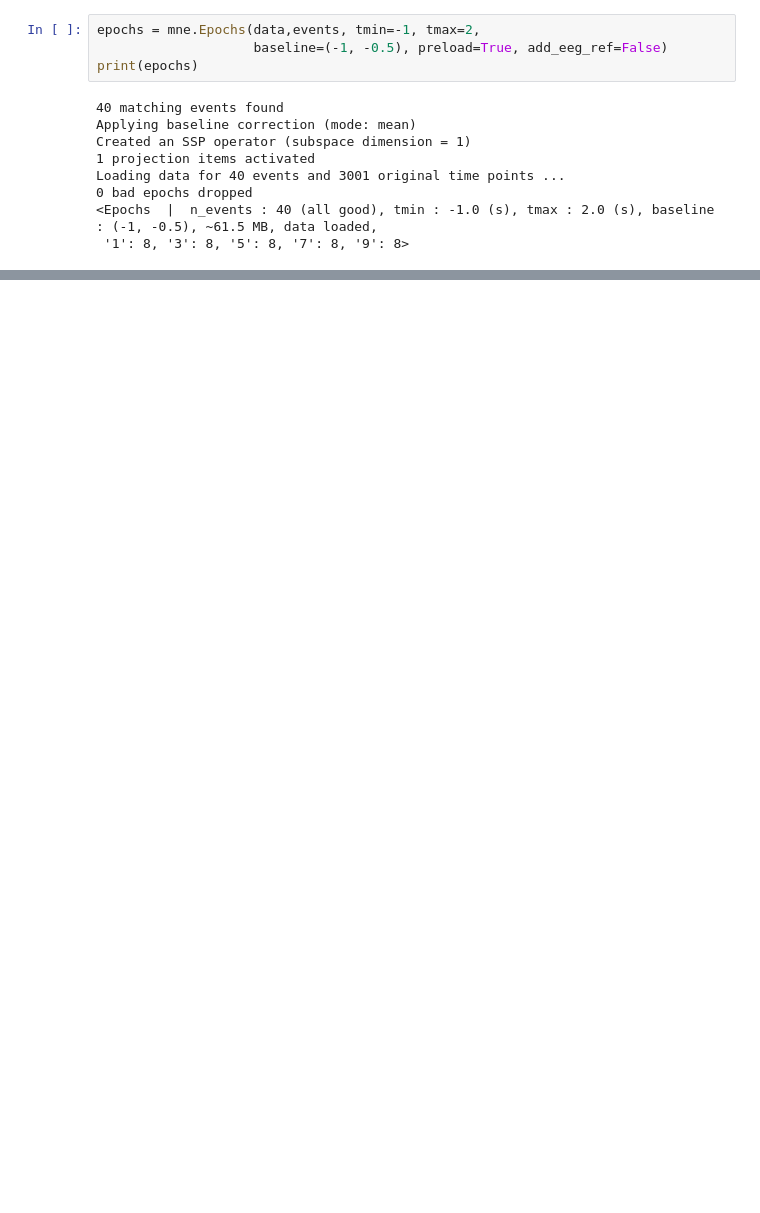
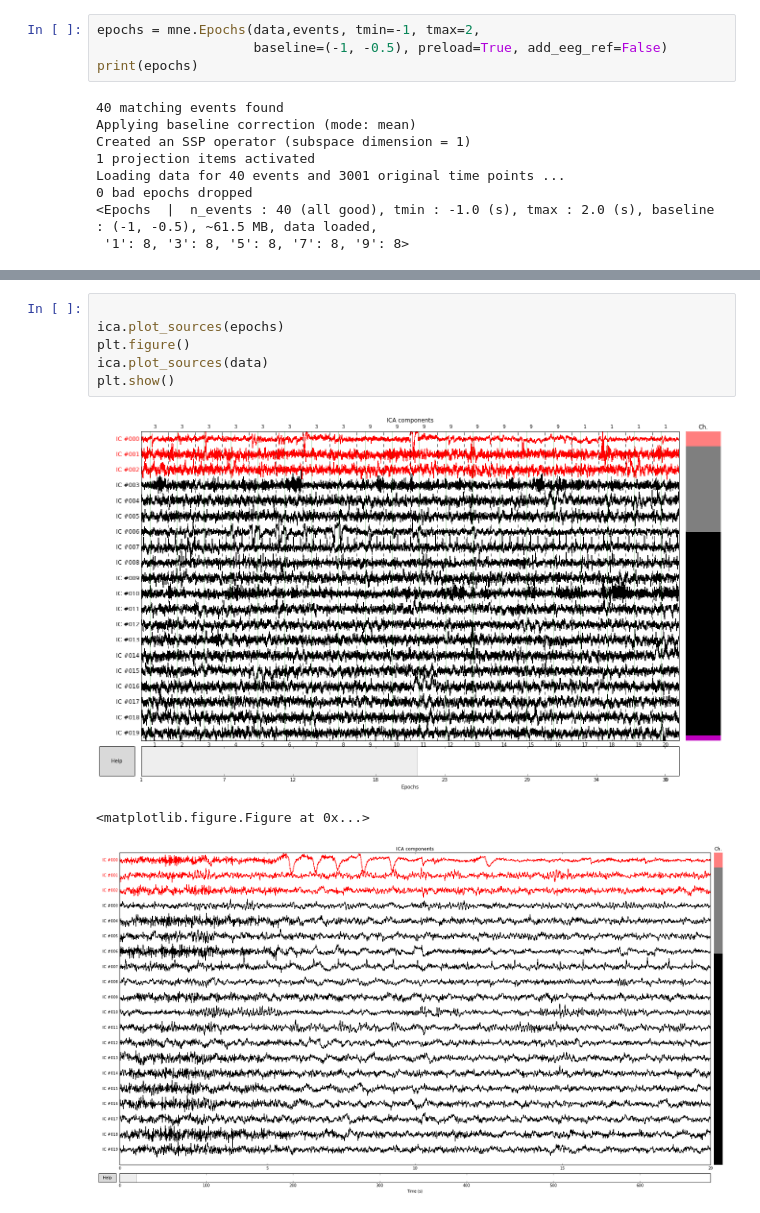
Before and after one commit to VitalyRS/cit, a Jupyter notebook: mne_read-totest-02.ipynb, the cells around one changed output, grey strips where cells are left out. Saved outputs shown, nothing was run; the diff lists cells and outputs as text; blank space fills up the shorter version.

```diff
--- a/mne_read-totest-02.ipynb
+++ b/mne_read-totest-02.ipynb
@@ -244,0 +168,10 @@ AttributeError: 'NoneType' object has no attribute 'plot_components'
+# %%
+
+ica.plot_sources(epochs)
+plt.figure()
+ica.plot_sources(data)
+plt.show()
+# %% [output]
+[figure, added]
+<matplotlib.figure.Figure at 0x...>
+[figure, added]
```
Also changed, not shown: parts of 31 cells of this notebook.
